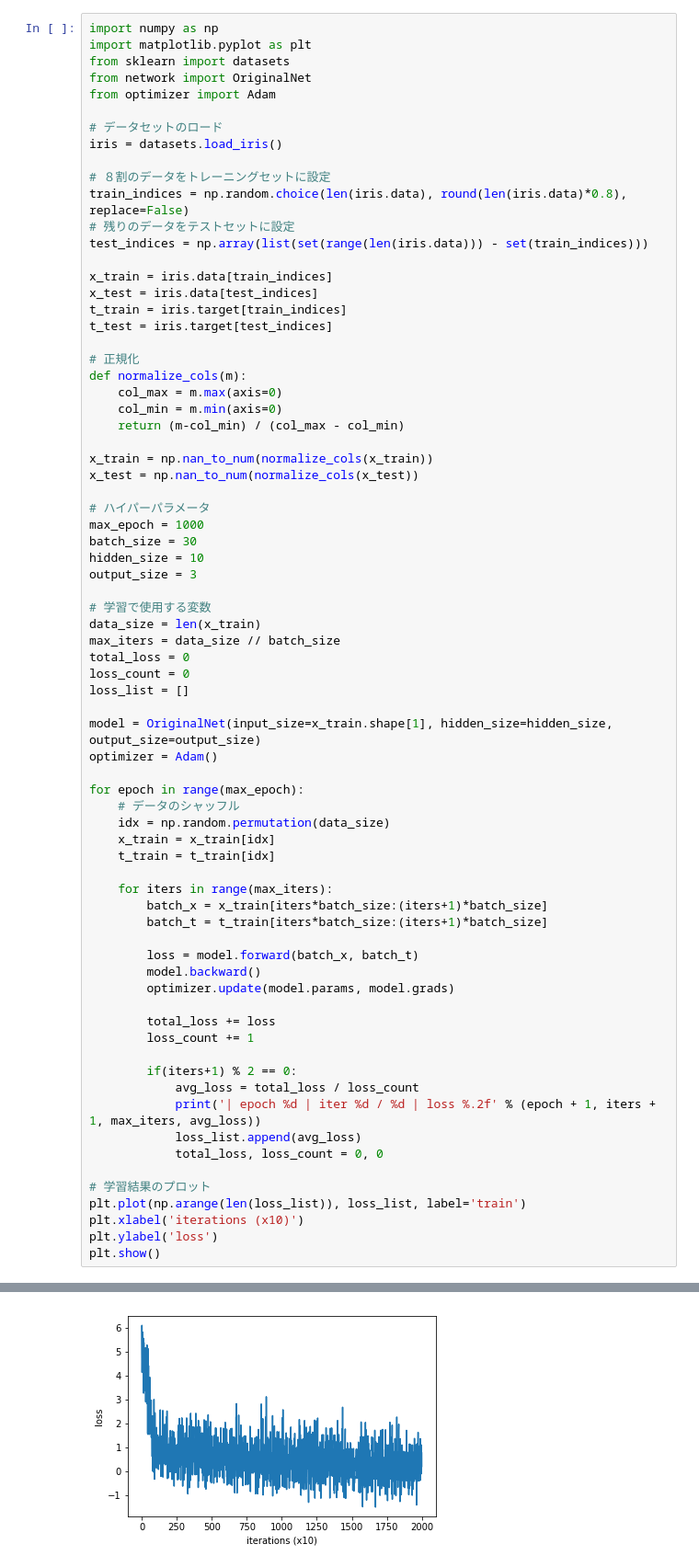
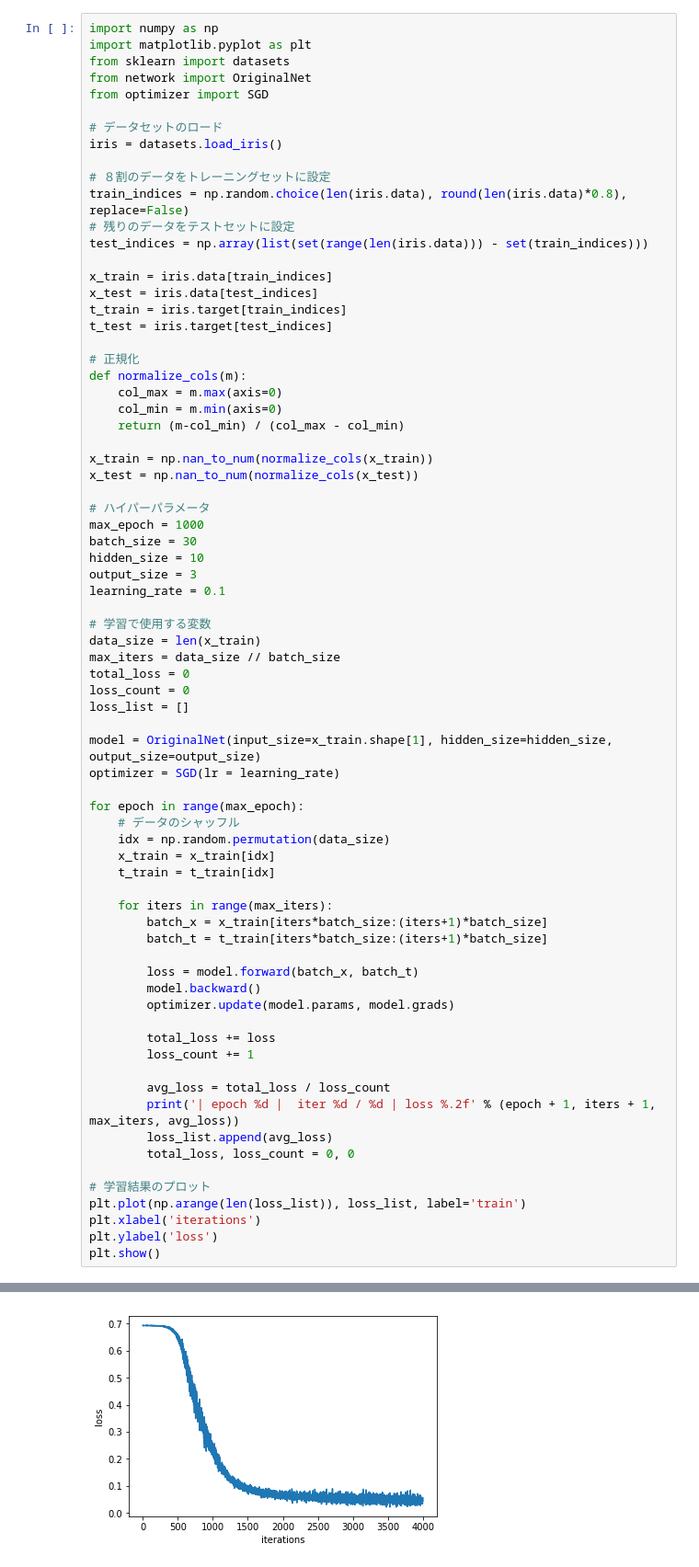
Before and after one commit to Choco-Pie-L/dnn, a Jupyter notebook: iris.ipynb, the cells around one changed output, grey strips where cells are left out. Shown at 92% size. Saved outputs shown, nothing was run; the diff lists cells and outputs as text.

```diff
--- a/iris.ipynb
+++ b/iris.ipynb
@@ -3,7 +3,7 @@ import numpy as np
 import matplotlib.pyplot as plt
 from sklearn import datasets
 from network import OriginalNet
-from optimizer import Adam
+from optimizer import SGD
 
 # データセットのロード
 iris = datasets.load_iris()
@@ -32,6 +32,7 @@ max_epoch = 1000
 batch_size = 30
 hidden_size = 10
 output_size = 3
+learning_rate = 0.1
 
 # 学習で使用する変数
 data_size = len(x_train)
@@ -41,7 +42,7 @@ loss_count = 0
 loss_list = []
 
 model = OriginalNet(input_size=x_train.shape[1], hidden_size=hidden_size, output_size=output_size)
-optimizer = Adam()
+optimizer = SGD(lr = learning_rate)
 
 for epoch in range(max_epoch):
     # データのシャッフル
@@ -60,15 +61,14 @@ for epoch in range(max_epoch):
         total_loss += loss
         loss_count += 1
 
-        if(iters+1) % 2 == 0:
-            avg_loss = total_loss / loss_count
-            print('| epoch %d | iter %d / %d | loss %.2f' % (epoch + 1, iters + 1, max_iters, avg_loss))
-            loss_list.append(avg_loss)
-            total_loss, loss_count = 0, 0
+        avg_loss = total_loss / loss_count
+        print('| epoch %d |  iter %d / %d | loss %.2f' % (epoch + 1, iters + 1, max_iters, avg_loss))
+        loss_list.append(avg_loss)
+        total_loss, loss_count = 0, 0
 
 # 学習結果のプロット
 plt.plot(np.arange(len(loss_list)), loss_list, label='train')
-plt.xlabel('iterations (x10)')
+plt.xlabel('iterations')
 plt.ylabel('loss')
 plt.show()
 # %% [output]
@@ -92 +92 @@ plt.show()
-[figure, old version]
+[figure, new version]
```
Also changed, not shown: parts of 1 cell of this notebook, 4 other files.
